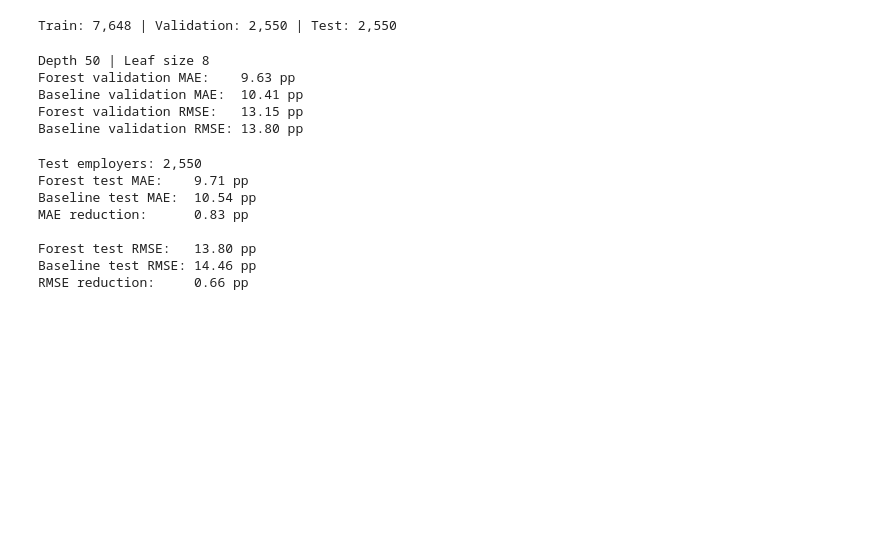
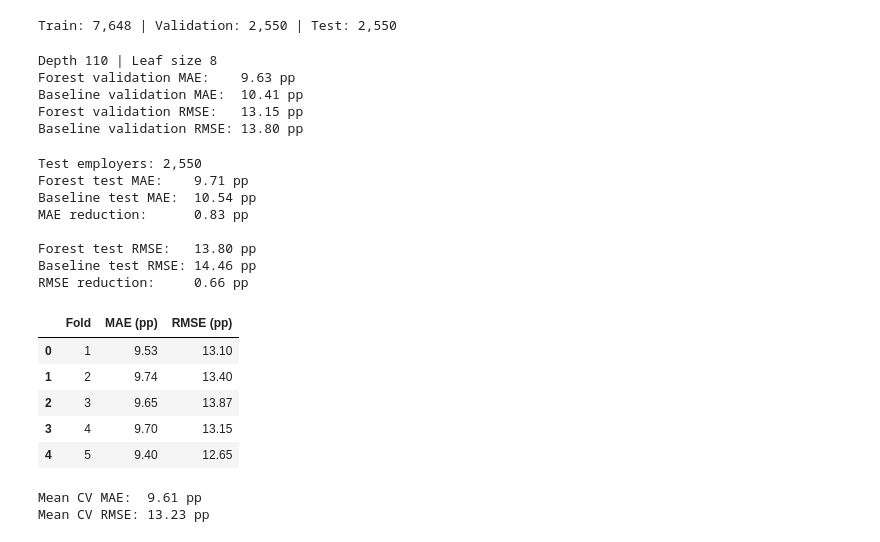
Before and after one commit to runkael2/BA305-A6-Team-Project, a Jupyter notebook: Rachael/FinalForest.ipynb, the cells around one changed output. Cells and saved outputs as stored; diff of their text form; code cells hidden in the pictures; blank space fills up the shorter version.

```diff
--- a/Rachael/FinalForest.ipynb
+++ b/Rachael/FinalForest.ipynb
@@ -40,7 +40,7 @@ print(f"Train: {len(train):,} | Validation: {len(val):,} | Test: {len(test):,}")
 Train: 7,648 | Validation: 2,550 | Test: 2,550
 # %%
 ccp_alpha = 0.15
-depth = 50
+depth = 110
 leaf_size = 8
 
 forest = make_pipeline(
@@ -74,7 +74,7 @@ print(f"Baseline validation RMSE: {baseline_val_rmse:.2f} pp")
 # Baseline MAE/RMSE is how far off you are, on average,
 # when you predict the same training-set median pay gap for every validation employer.
 # %% [output]
-Depth 50 | Leaf size 8
+Depth 110 | Leaf size 8
 Forest validation MAE:    9.63 pp
 Baseline validation MAE:  10.41 pp
 Forest validation RMSE:   13.15 pp
@@ -121,3 +121,42 @@ MAE reduction:      0.83 pp
 Forest test RMSE:   13.80 pp
 Baseline test RMSE: 14.46 pp
 RMSE reduction:     0.66 pp
+# %%
+import pandas as pd
+from sklearn.model_selection import KFold, cross_validate
+
+# Shuffle the development employers into five reproducible folds.
+cv = KFold(n_splits=5, shuffle=True, random_state=42)
+
+# Fit a fresh copy of your existing pipeline in each fold.
+scores = cross_validate(
+    forest,
+    development[features],
+    development[target],
+    cv=cv,
+    scoring={
+        "mae": "neg_mean_absolute_error",
+        "rmse": "neg_root_mean_squared_error",
+    },
+)
+
+# Scikit-learn returns negative errors so higher scores rank better.
+# Flip the signs back to report MAE and RMSE in percentage points.
+fold_results = pd.DataFrame({
+    "Fold": range(1, 6),
+    "MAE (pp)": -scores["test_mae"],
+    "RMSE (pp)": -scores["test_rmse"],
+})
+
+display(fold_results.round(2))
+print(f"Mean CV MAE:  {fold_results['MAE (pp)'].mean():.2f} pp")
+print(f"Mean CV RMSE: {fold_results['RMSE (pp)'].mean():.2f} pp")
+# %% [output]
+|  | Fold | MAE (pp) | RMSE (pp) |
+| 0 | 1 | 9.53 | 13.10 |
+| 1 | 2 | 9.74 | 13.40 |
+| 2 | 3 | 9.65 | 13.87 |
+| 3 | 4 | 9.70 | 13.15 |
+| 4 | 5 | 9.40 | 12.65 |
+Mean CV MAE:  9.61 pp
+Mean CV RMSE: 13.23 pp
```
Also changed, not shown: parts of 2 cells of this notebook.
